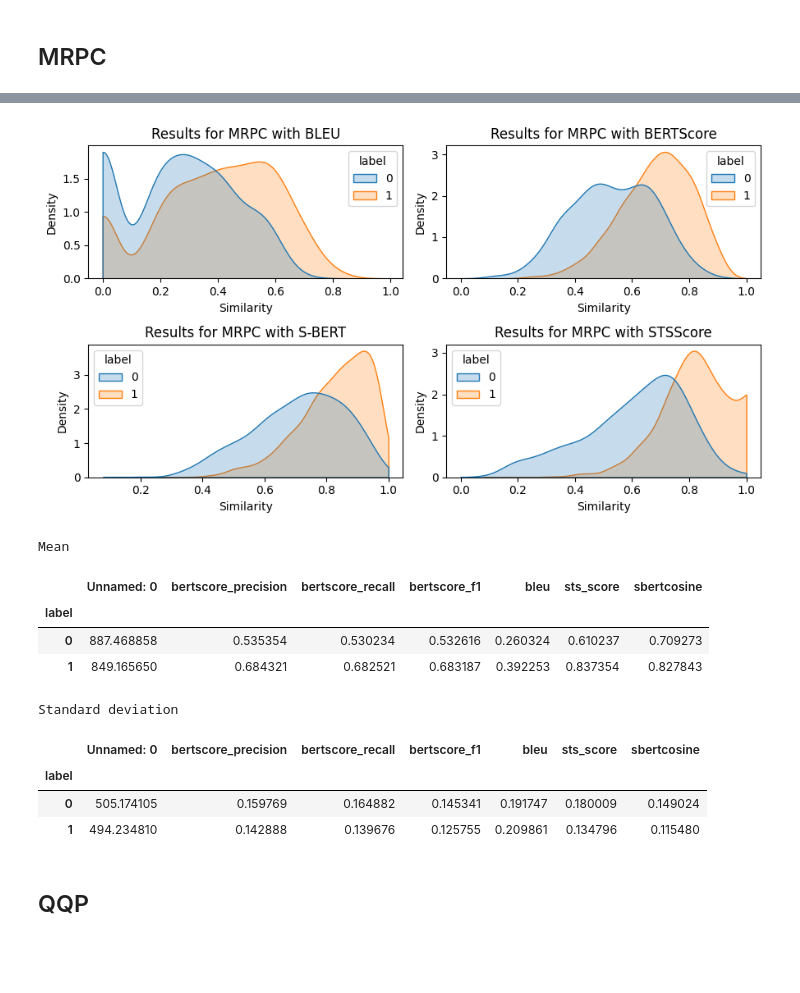
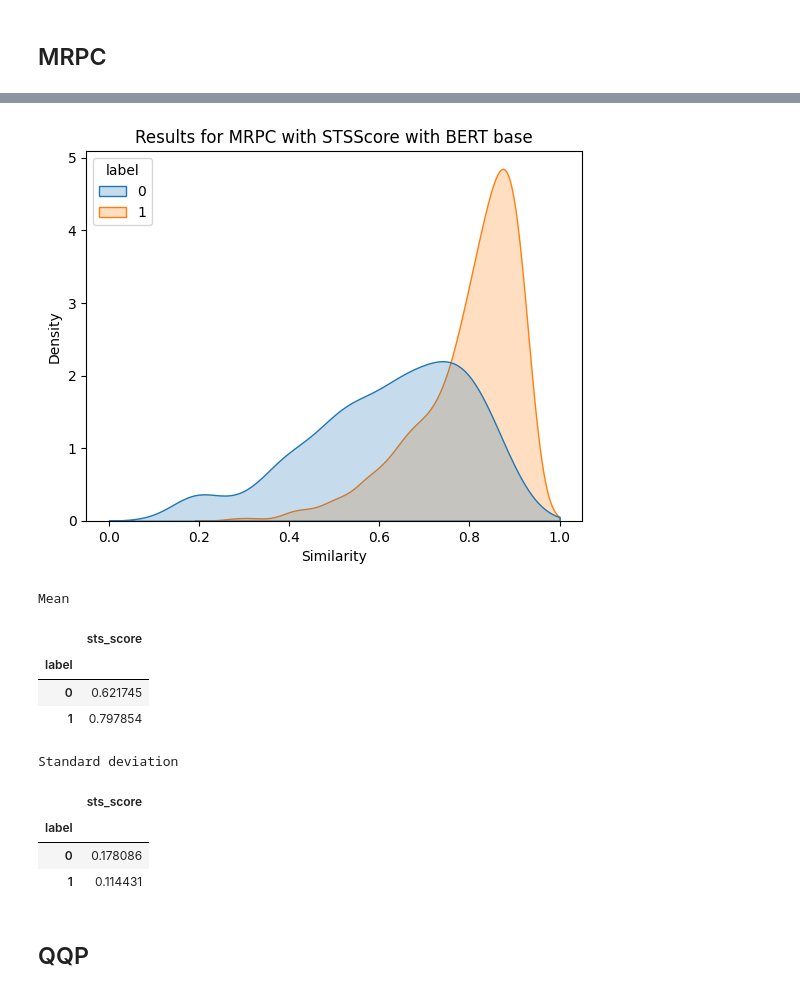
Before and after one commit to aieng-lab/stsscore, a Jupyter notebook: bert-base-ablation.ipynb, the cells around one changed output, grey strips where cells are left out. Cells and saved outputs as stored; diff of their text form; code cells hidden in the pictures; blank space fills up the shorter version.

```diff
--- a/bert-base-ablation.ipynb
+++ b/bert-base-ablation.ipynb
@@ -150,39 +127,28 @@ Found cached dataset glue (/home/sherbold/.cache/huggingface/datasets/glue/mrpc/
-# %%
-fig, axes = plt.subplots(2, 2, figsize=(9, 5))
-sns.kdeplot(scores_mrpc, x="bleu", hue="label", fill=True, common_norm=False, clip=[0,1], ax=axes[0,0])
-sns.kdeplot(scores_mrpc, x="bertscore_f1", hue="label", fill=True, common_norm=False, clip=[0,1], ax=axes[0,1])
-sns.kdeplot(scores_mrpc, x="sbertcosine", hue="label", fill=True, common_norm=False, clip=[0,1], ax=axes[1,0])
-sns.kdeplot(scores_mrpc, x="sts_score", hue="label", fill=True, common_norm=False, clip=[0,1], ax=axes[1,1])
-
-axes[0,0].set_xlabel("Similarity")
-axes[0,1].set_xlabel("Similarity")
-axes[1,0].set_xlabel("Similarity")
-axes[1,1].set_xlabel("Similarity")
-axes[0,0].set_title("Results for MRPC with BLEU")
-axes[0,1].set_title("Results for MRPC with BERTScore")
-axes[1,0].set_title("Results for MRPC with S-BERT")
-axes[1,1].set_title("Results for MRPC with STSScore")
-
-sns.move_legend(axes[1,0], "upper left")
-sns.move_legend(axes[1,1], "upper left")
-fig.tight_layout()
-plt.show()
-print('Mean')
-display(scores_mrpc.groupby('label').mean())
-print('Standard deviation')
-display(scores_mrpc.groupby('label').std())
-# %% [output]
-[figure, removed]
-Mean
-|  | Unnamed: 0 | bertscore_precision | bertscore_recall | bertscore_f1 | bleu | sts_score | sbertcosine |
-| label |  |  |  |  |  |  |  |
-| 0 | 887.468858 | 0.535354 | 0.530234 | 0.532616 | 0.260324 | 0.610237 | 0.709273 |
-| 1 | 849.165650 | 0.684321 | 0.682521 | 0.683187 | 0.392253 | 0.837354 | 0.827843 |
-Standard deviation
-|  | Unnamed: 0 | bertscore_precision | bertscore_recall | bertscore_f1 | bleu | sts_score | sbertcosine |
-| label |  |  |  |  |  |  |  |
-| 0 | 505.174105 | 0.159769 | 0.164882 | 0.145341 | 0.191747 | 0.180009 | 0.149024 |
-| 1 | 494.234810 | 0.142888 | 0.139676 | 0.125755 | 0.209861 | 0.134796 | 0.115480 |
+# %%
+ax = sns.kdeplot(scores_mrpc, x="sts_score", hue="label", fill=True, common_norm=False, clip=[0,1])
+
+ax.set_xlabel("Similarity")
+ax.set_title("Results for MRPC with STSScore with BERT base")
+
+sns.move_legend(ax, "upper left")
+fig.tight_layout()
+plt.show()
+print('Mean')
+display(scores_mrpc.groupby('label').mean())
+print('Standard deviation')
+display(scores_mrpc.groupby('label').std())
+# %% [output]
+[figure, added]
+Mean
+|  | sts_score |
+| label |  |
+| 0 | 0.621745 |
+| 1 | 0.797854 |
+Standard deviation
+|  | sts_score |
+| label |  |
+| 0 | 0.178086 |
+| 1 | 0.114431 |
 # %% [markdown]
 ## QQP
 # %%
```
Also changed, not shown: parts of 37 cells of this notebook.
